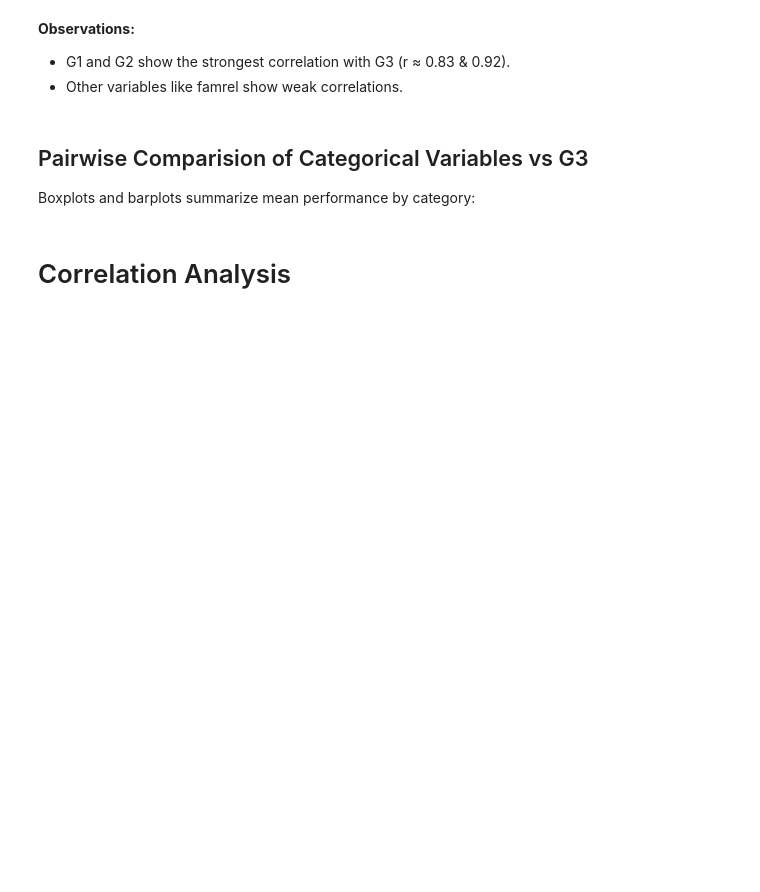
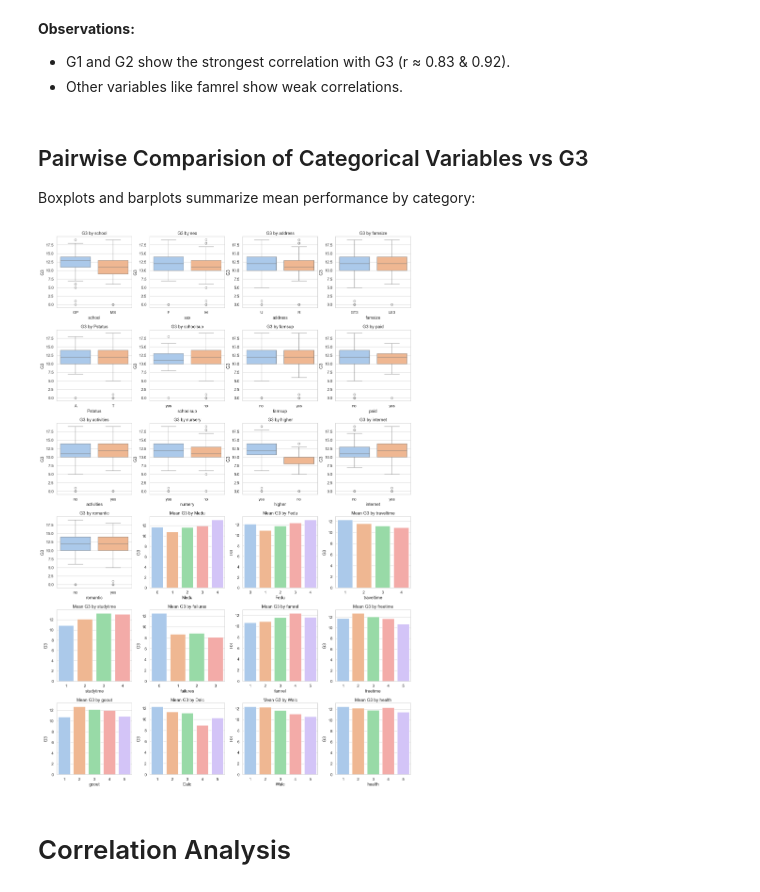
Before and after one commit to seanmcgowanx/aai-500-final-project-team-5, a Jupyter notebook: notebooks/main.ipynb, the cells around one changed output. Saved outputs shown, nothing was run; the diff lists cells and outputs as text; code cells hidden in the pictures; blank space fills up the shorter version.

```diff
--- a/notebooks/main.ipynb
+++ b/notebooks/main.ipynb
@@ -230,37 +279,39 @@ Boxplots and barplots summarize mean performance by category:
 # %%
 # -------------- Group Comparisons (Boxplots & Bar charts) ----------------
 n_vars = len(bin_vars + ord_vars)
-n_cols = 3
+n_cols = 4
 n_rows = int(np.ceil(n_vars / n_cols))
 
 fig, axes = plt.subplots(n_rows, n_cols, figsize=(n_cols*4, n_rows*4))
 axes = axes.flatten()
 
 for i, var in enumerate(bin_vars + ord_vars):
     ax = axes[i]
 
     # Binary variables (boxplot)
     if var in bin_vars:
         sns.boxplot(x=var, y='G3', data=df_raw, ax=ax, palette='pastel', hue=var)
         ax.set_title(f"G3 by {var}")
 
     # Ordinal variables (barplot of mean G3)
     elif var in ord_vars:
         sns.barplot(x=var, y='G3', data=df_raw, errorbar=None, ax=ax, palette='pastel', hue=var)
         ax.set_title(f"Mean G3 by {var}")
 
     # Remove legend
     legend = ax.get_legend()
     if legend is not None:
         legend.remove()
 
 # Remove unused axes
 for j in range(i+1, len(axes)):
     fig.delaxes(axes[j])
 
 plt.tight_layout()
 fig.savefig("../visualizations/group_comparisons.png", dpi=300, bbox_inches='tight')
 plt.show()
+# %% [output]
+[figure, added]
 # %% [markdown]
 # Correlation Analysis
 # %% [markdown]
```
Also changed, not shown: parts of 22 cells of this notebook, 22 other files.
